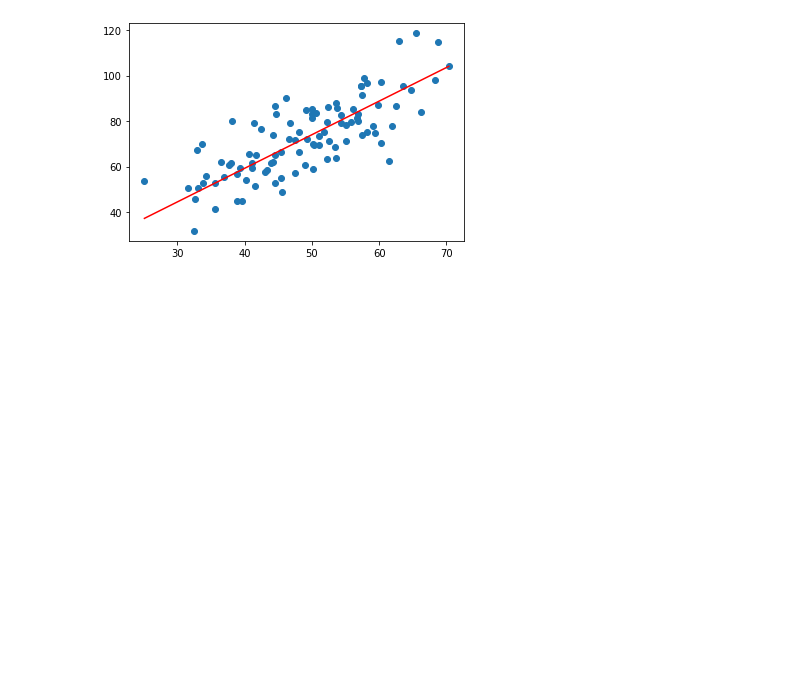
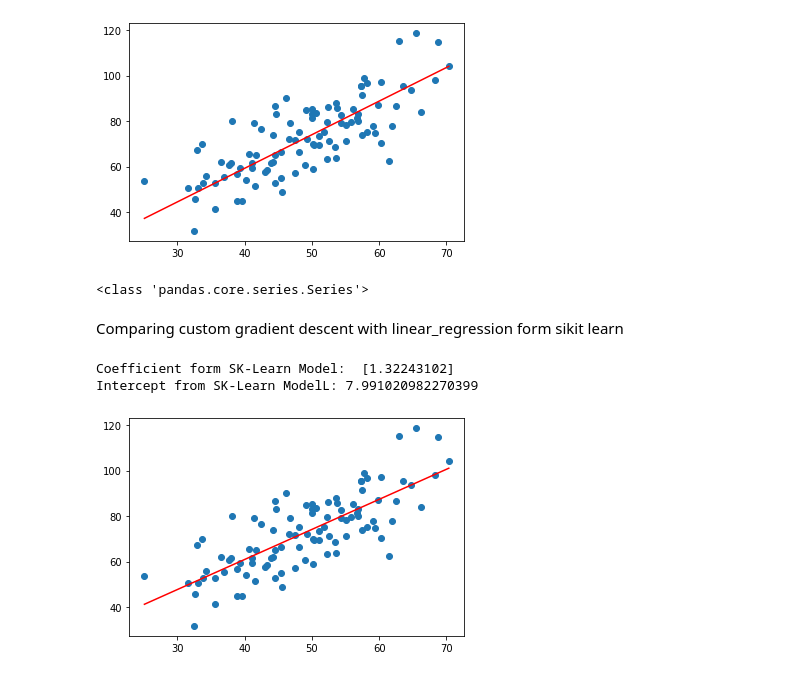
Before and after one commit to afoolinthefetter/Regression-And-Prediction, a Jupyter notebook: LinearRegressionWithGradientDescent.ipynb, the cells around one changed output. Saved outputs shown, nothing was run; the diff lists cells and outputs as text; code cells hidden in the pictures; blank space fills up the shorter version.

Commit message:
comparing withSKLearn Linear Regression

```diff
--- a/LinearRegressionWithGradientDescent.ipynb
+++ b/LinearRegressionWithGradientDescent.ipynb
@@ -57,3 +52,26 @@ plt.plot([min(X),max(X)],[min(YPredict), max(YPredict)], color="red")
 plt.show()
 # %% [output]
 [figure]
+# %%
+print(type(X))
+# %% [output]
+<class 'pandas.core.series.Series'>
+# %% [markdown]
+Comparing custom gradient descent with linear_regression form sikit learn
+# %%
+from sklearn import linear_model
+model = linear_model.LinearRegression()
+Xarray  = X.to_numpy().reshape(-1,1)
+predictor = model.fit(Xarray,Y)
+YPredictSK = predictor.predict(Xarray)
+print("Coefficient form SK-Learn Model: ", predictor.coef_)
+print("Intercept from SK-Learn ModelL:", predictor.intercept_)
+# %% [output]
+Coefficient form SK-Learn Model:  [1.32243102]
+Intercept from SK-Learn ModelL: 7.991020982270399
+# %%
+plt.scatter(X,Y)
+plt.plot([min(X), max(X)],[min(YPredictSK), max(YPredictSK)], color="red")
+plt.show()
+# %% [output]
+[figure, added]
```
Also changed, not shown: parts of 2 cells of this notebook.
